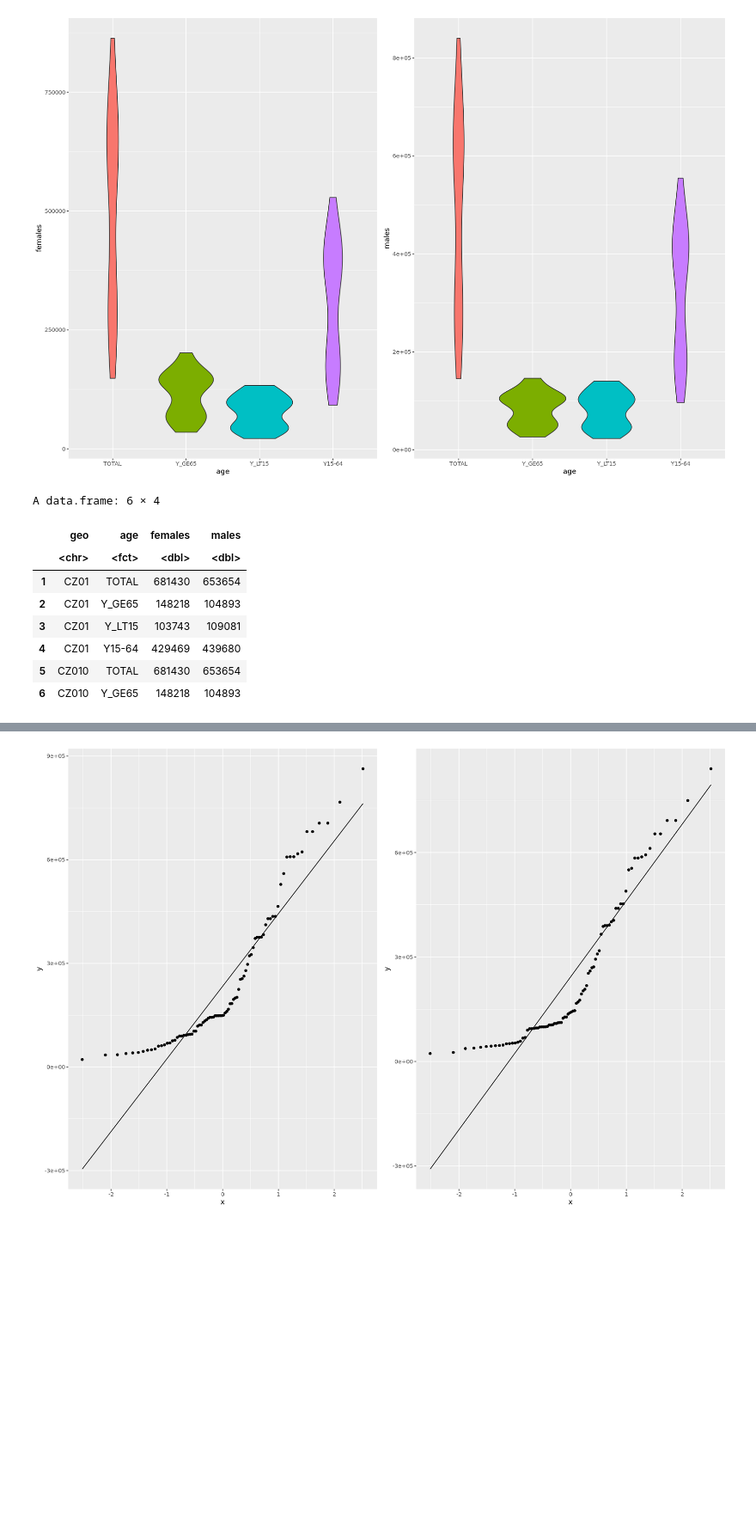
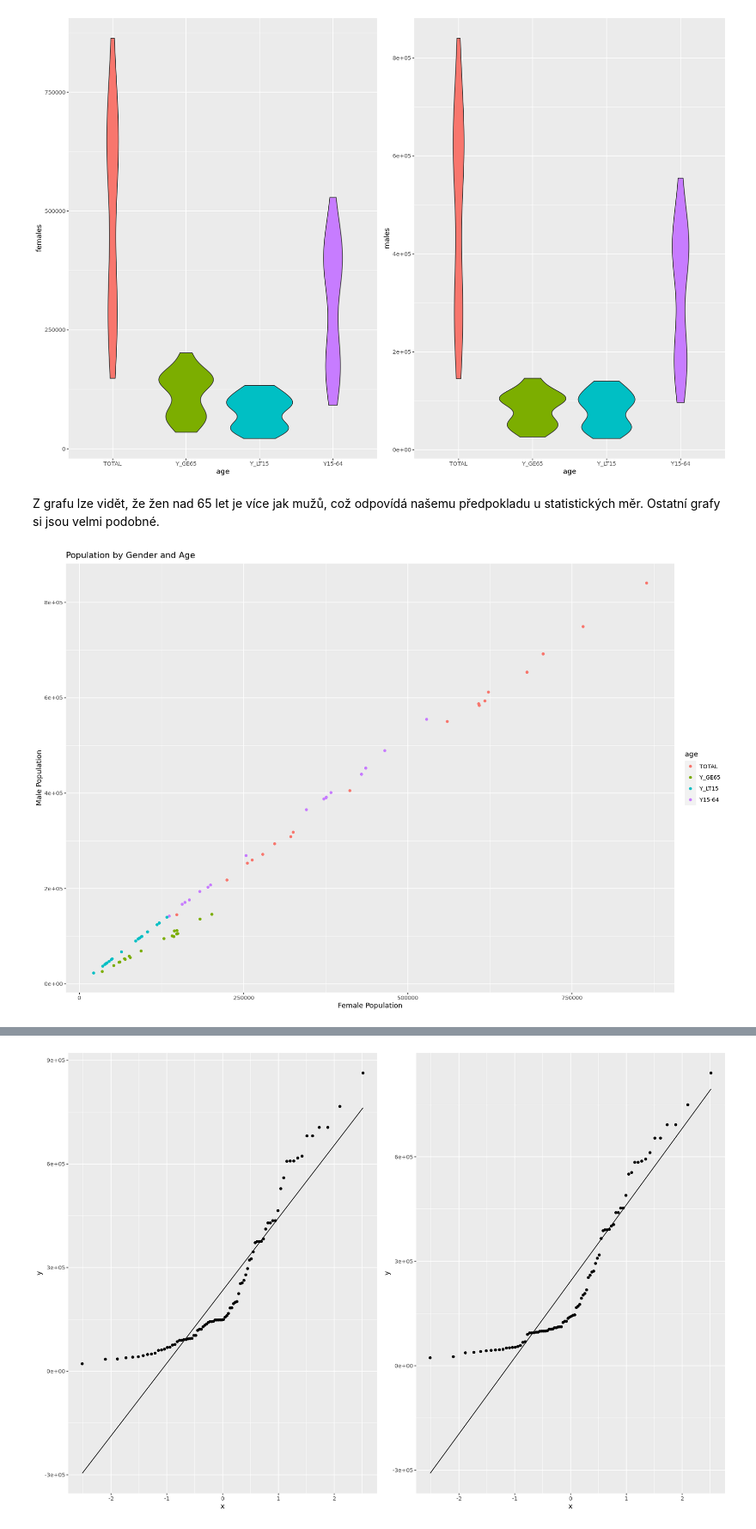
Before and after one commit to JahyLuky/PRS, a Jupyter notebook: hw1/hw1.ipynb, the cells around one changed output, grey strips where cells are left out. Shown at 86% size. Drawn from its saved outputs; the diff is of its cells as text; code cells hidden in the pictures; blank space fills up the shorter version.

```diff
--- a/hw1/hw1.ipynb
+++ b/hw1/hw1.ipynb
@@ -188,15 +261,12 @@ p2 <- ggplot(df, aes(x=age, y=males, fill=age)) +
 plot_grid(p1, p2, nrow=1)
 # %% [output]
 [figure]
-# %%
-head(df)
-# %% [output]
-A data.frame: 6 × 4
-|  | geo | age | females | males |
-|  | <chr> | <fct> | <dbl> | <dbl> |
-| 1 | CZ01 | TOTAL | 681430 | 653654 |
-| 2 | CZ01 | Y_GE65 | 148218 | 104893 |
-| 3 | CZ01 | Y_LT15 | 103743 | 109081 |
-| 4 | CZ01 | Y15-64 | 429469 | 439680 |
-| 5 | CZ010 | TOTAL | 681430 | 653654 |
-| 6 | CZ010 | Y_GE65 | 148218 | 104893 |
+# %% [markdown]
+Z grafu lze vidět, že žen nad 65 let je více jak mužů, což odpovídá našemu předpokladu u statistických měr. Ostatní grafy si jsou velmi podobné.
+# %%
+ggplot(df, aes(x = females, y = males, color = age)) +
+  geom_point() +
+  labs(x = "Female Population", y = "Male Population", title = "Population by Gender and Age")
+options(repr.plot.width=12, repr.plot.height=10)
+# %% [output]
+[figure, added]
```
Also changed, not shown: parts of 50 cells of this notebook.
